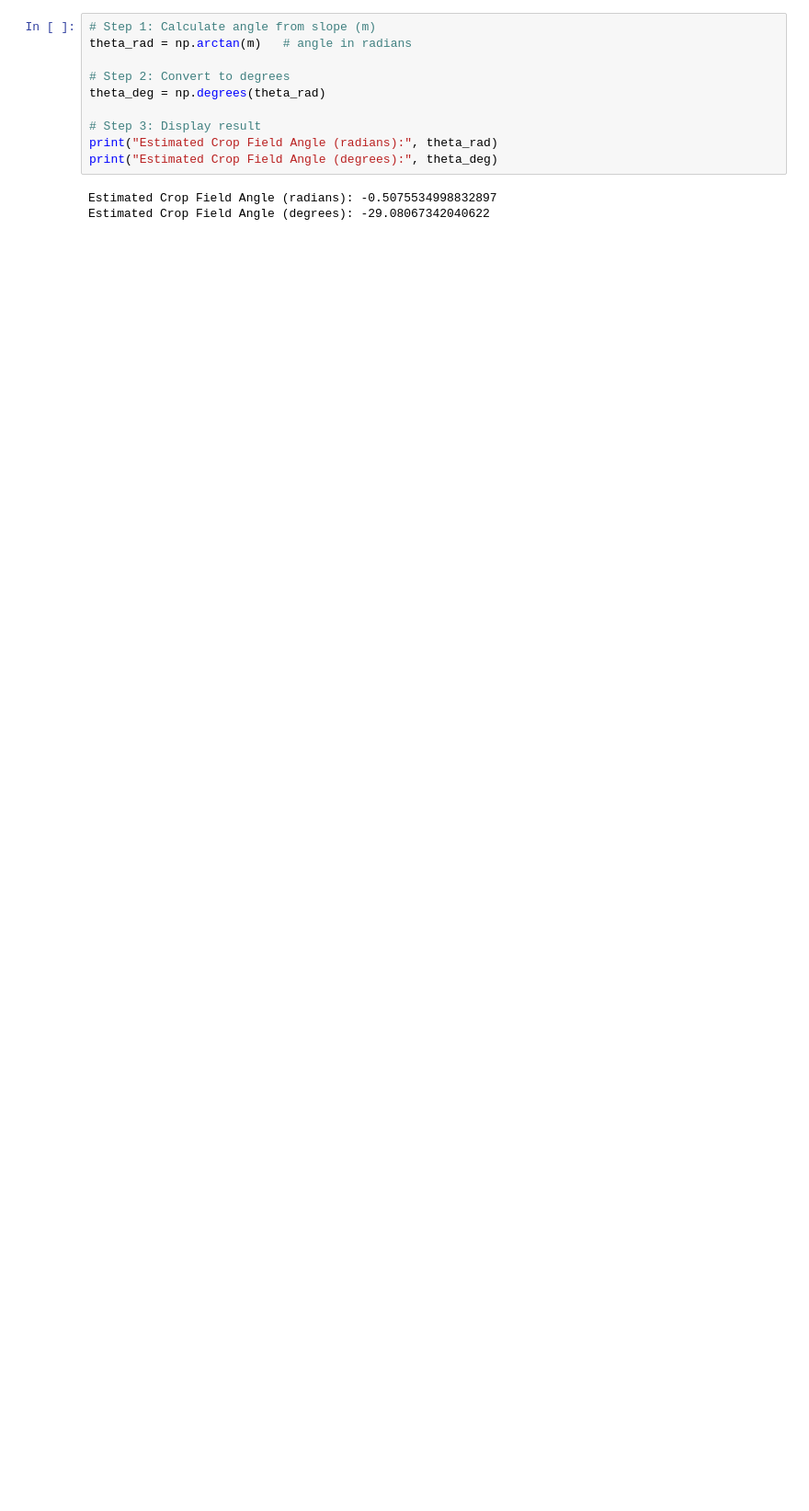
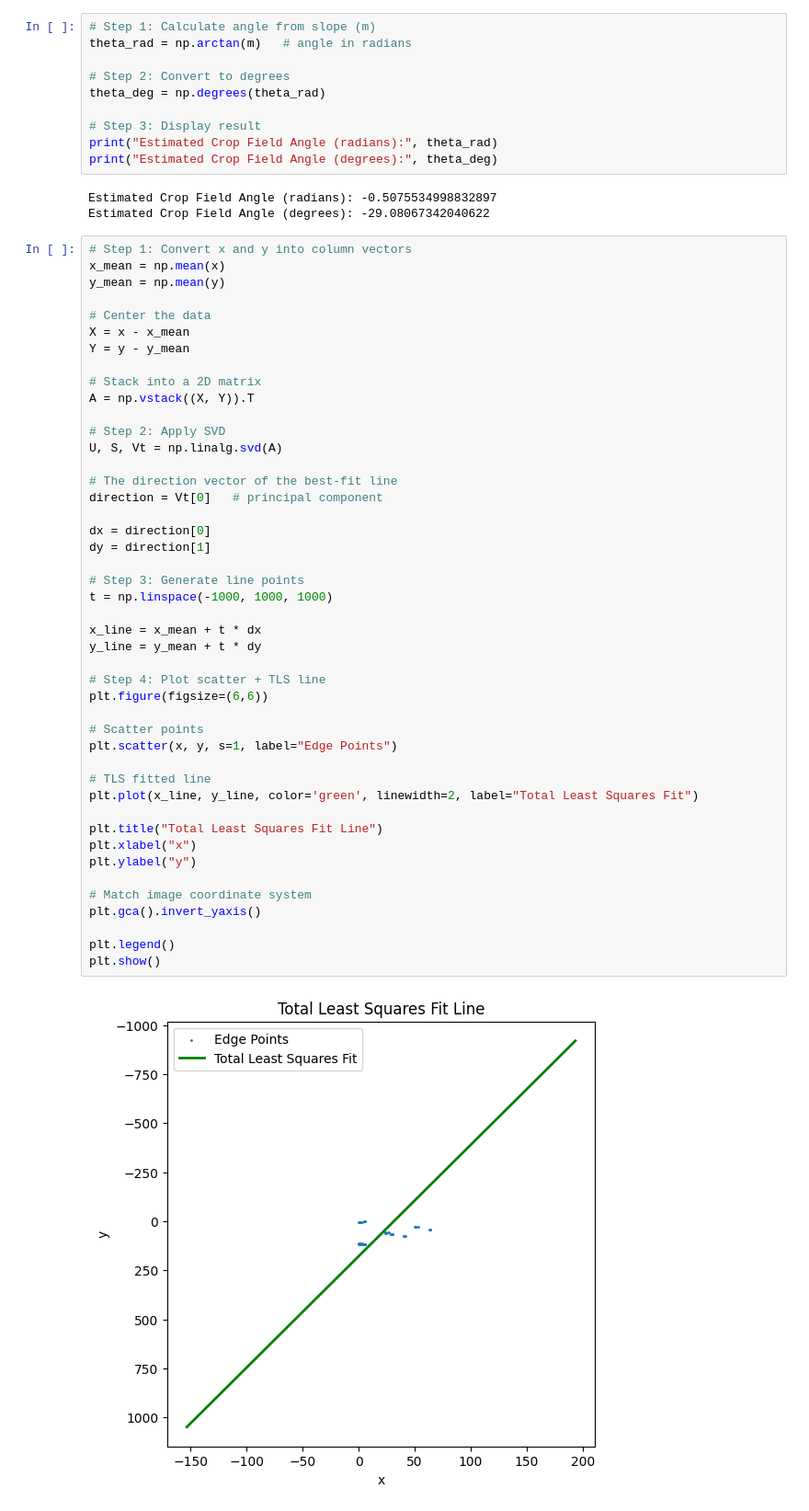
Before and after one commit to ishinidewmini/Image-Processing-Assignment, a Jupyter notebook: D_ENG_0036_EE.ipynb, the cells around one changed output. Shown at 92% size. Drawn from its saved outputs; the diff is of its cells as text; blank space fills up the shorter version.

```diff
--- a/D_ENG_0036_EE.ipynb
+++ b/D_ENG_0036_EE.ipynb
@@ -110,3 +110,50 @@ print("Estimated Crop Field Angle (degrees):", theta_deg)
 # %% [output]
 Estimated Crop Field Angle (radians): -0.5075534998832897
 Estimated Crop Field Angle (degrees): -29.08067342040622
+# %%
+# Step 1: Convert x and y into column vectors
+x_mean = np.mean(x)
+y_mean = np.mean(y)
+
+# Center the data
+X = x - x_mean
+Y = y - y_mean
+
+# Stack into a 2D matrix
+A = np.vstack((X, Y)).T
+
+# Step 2: Apply SVD
+U, S, Vt = np.linalg.svd(A)
+
+# The direction vector of the best-fit line
+direction = Vt[0]   # principal component
+
+dx = direction[0]
+dy = direction[1]
+
+# Step 3: Generate line points
+t = np.linspace(-1000, 1000, 1000)
+
+x_line = x_mean + t * dx
+y_line = y_mean + t * dy
+
+# Step 4: Plot scatter + TLS line
+plt.figure(figsize=(6,6))
+
+# Scatter points
+plt.scatter(x, y, s=1, label="Edge Points")
+
+# TLS fitted line
+plt.plot(x_line, y_line, color='green', linewidth=2, label="Total Least Squares Fit")
+
+plt.title("Total Least Squares Fit Line")
+plt.xlabel("x")
+plt.ylabel("y")
+
+# Match image coordinate system
+plt.gca().invert_yaxis()
+
+plt.legend()
+plt.show()
+# %% [output]
+[figure, added]
```
